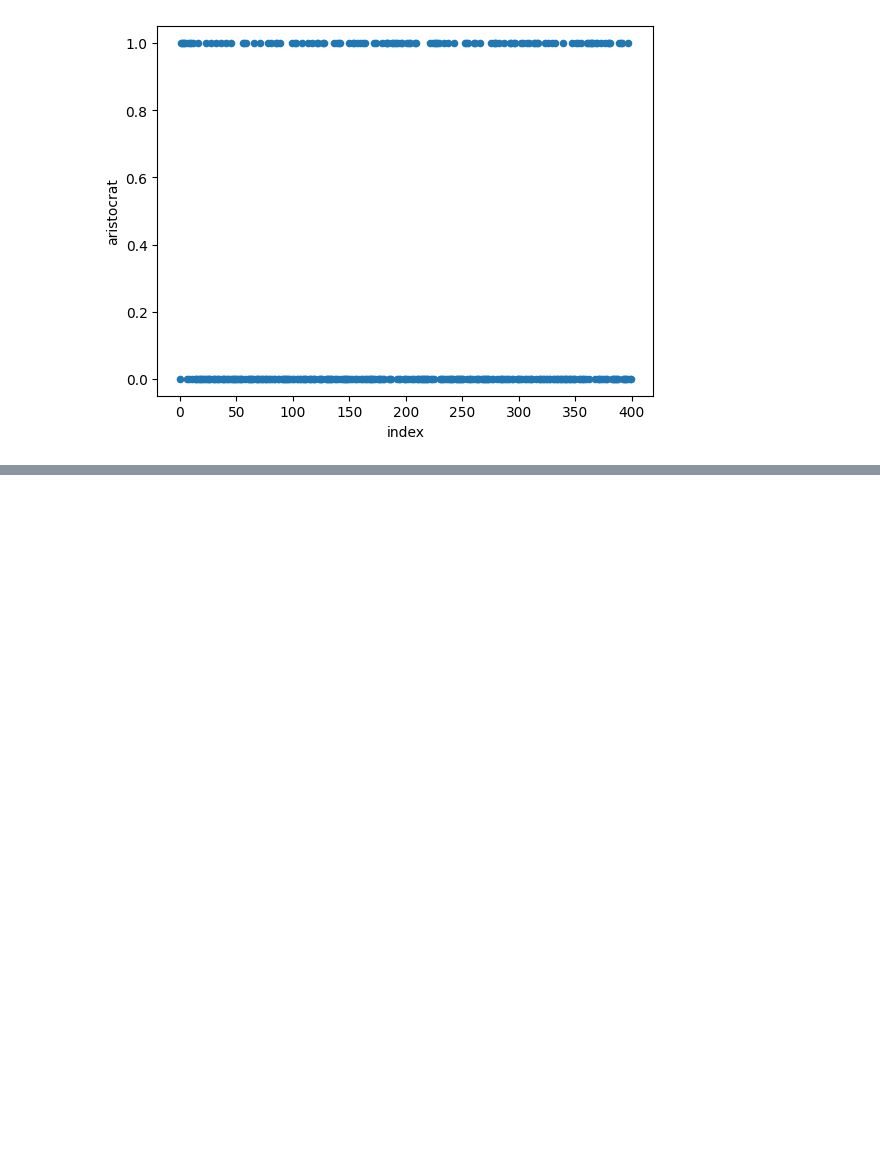
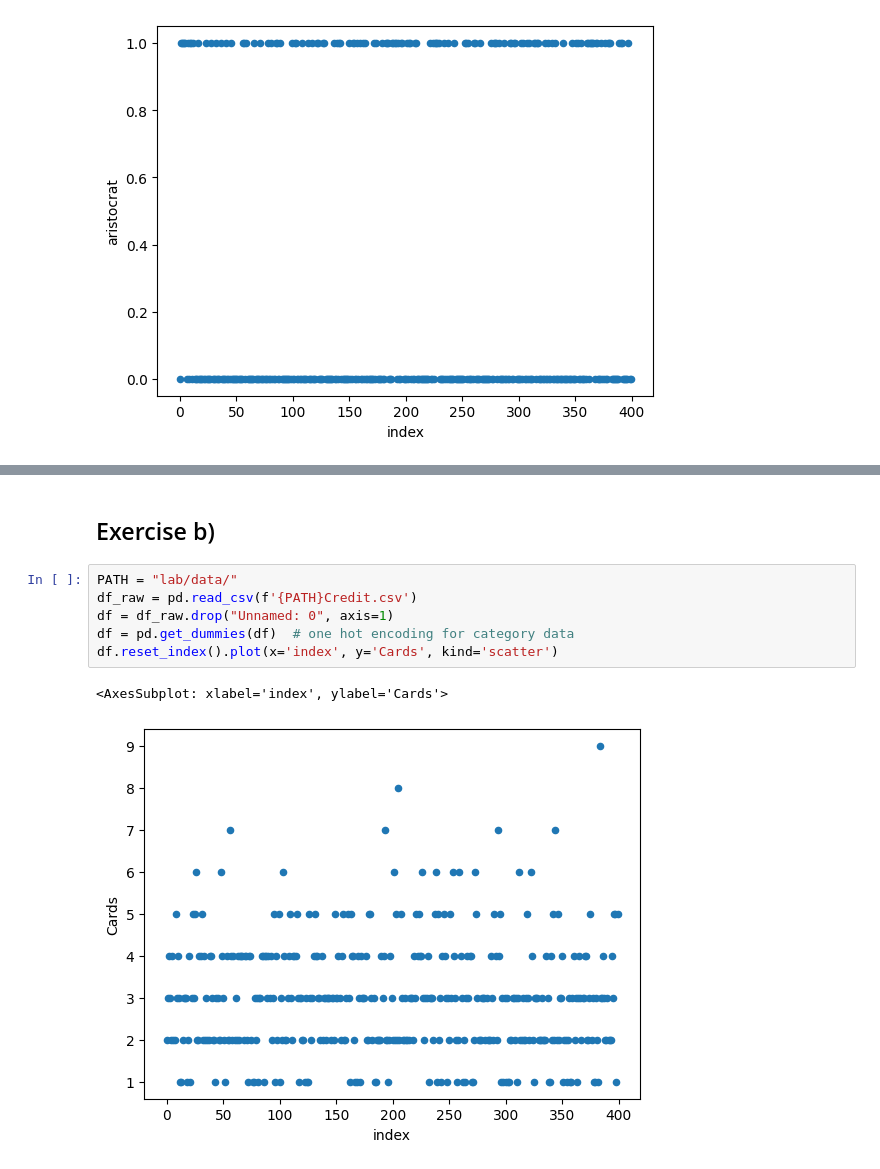
Before and after one commit to GabrielWechta/white_rose, a Jupyter notebook: data_mining/lab_3/task_12.ipynb, the cells around one changed output, grey strips where cells are left out. Drawn from its saved outputs; the diff is of its cells as text; blank space fills up the shorter version.

```diff
--- a/data_mining/lab_3/task_12.ipynb
+++ b/data_mining/lab_3/task_12.ipynb
@@ -153,3 +96,14 @@ plt.scatter(X_2f_train['Income'], X_2f_train['Limit'], c=y_train, edgecolors="k"
 plt.show()
 # %% [output]
 [figure]
+# %% [markdown]
+## Exercise b)
+# %%
+PATH = "lab/data/"
+df_raw = pd.read_csv(f'{PATH}Credit.csv')
+df = df_raw.drop("Unnamed: 0", axis=1)
+df = pd.get_dummies(df)  # one hot encoding for category data
+df.reset_index().plot(x='index', y='Cards', kind='scatter')
+# %% [output]
+<AxesSubplot: xlabel='index', ylabel='Cards'>
+[figure, added]
```
Also changed, not shown: parts of 16 cells of this notebook, 1 other file.
